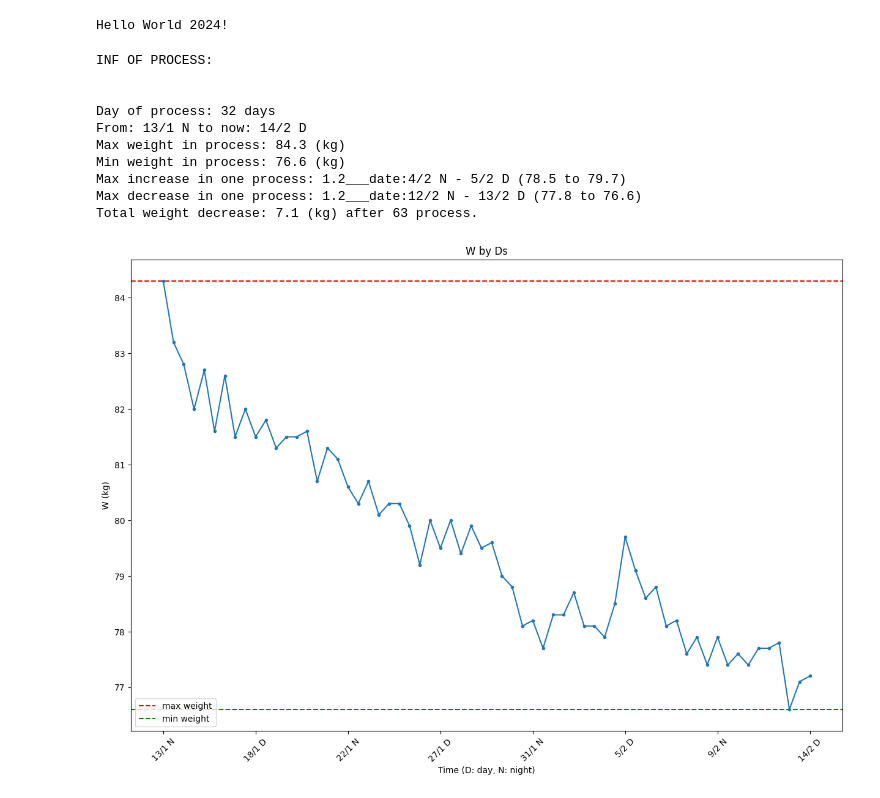
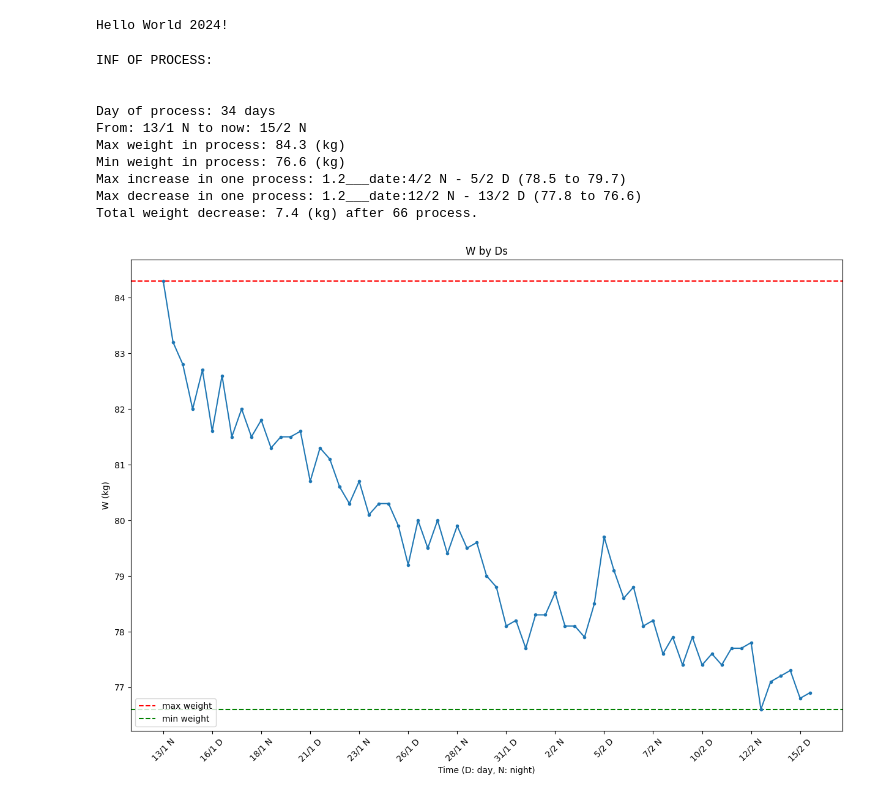
Before and after one commit to thanhbl-hust/Data-structures-and-Algorithms, a Jupyter notebook: train_12_1/weights.ipynb, the cells around one changed output. Cells and saved outputs as stored; diff of their text form; code cells hidden in the pictures.

Commit message:
update process

```diff
--- a/train_12_1/weights.ipynb
+++ b/train_12_1/weights.ipynb
@@ -38,7 +38,8 @@ w = [
     79.6,  79,     78.8,   78.1,   78.2,   77.7,   78.3,   78.3,
     78.7,  78.1,   78.1,   77.9,   78.5,   79.7,   79.1,   78.6,
     78.8,  78.1,   78.2,   77.6,   77.9,   77.4,   77.9,   77.4,
-    77.6,  77.4,   77.7,   77.7,   77.8,   76.6,   77.1,   77.2
+    77.6,  77.4,   77.7,   77.7,   77.8,   76.6,   77.1,   77.2,
+    77.3,  76.8,   76.9
 ]
 d = [
     '13/1 N', '14/1 D', '14/1 N', '15/1 D', '15/1 N', '16/1 D', '16/1 N', '17/1 D',
@@ -48,7 +49,8 @@ d = [
     '29/1 N', '30/1 D', '30/1 N', '31/1 D', '31/1 N',  '1/2 D',  '1/2 N',  '2/2 D',
      '2/2 N',  '3/2 D',  '3/2 N',  '4/2 D',  '4/2 N',  '5/2 D',  '5/2 N',  '6/2 D',
      '6/2 N',  '7/2 D',  '7/2 N',  '8/2 D',  '8/2 N',  '9/2 D',  '9/2 N', '10/2 D',
-    '10/2 N', '11/2 D', '11/2 N', '12/2 D', '12/2 N', '13/2 D', '13/2 N', '14/2 D'
+    '10/2 N', '11/2 D', '11/2 N', '12/2 D', '12/2 N', '13/2 D', '13/2 N', '14/2 D',
+    '14/2 N', '15/2 D', '15/2 N'
 ]
 # %%
 def paint(w, d, set_time):
@@ -74,38 +76,38 @@ def paint(w, d, set_time):
     print("INF OF PROCESS:")
     print("\n")
     print(f'Day of process: {int((len(w) + len(w) % 2) / 2)} days')
     print(f'From: {d[0]} to now: {d[len(d) - 1]}')
     print(f'Max weight in process: {round(max(w), 2)} (kg)')
     print(f'Min weight in process: {round(min(w), 2)} (kg)')
     print(f'Max increase in one process: {round(maxIn, 1)}___date:{d[inr1]} - {d[inr2]} ({w[inr1]} to {w[inr2]})')
     print(f'Max decrease in one process: {round(maxDe, 2)}___date:{d[der1]} - {d[der2]} ({w[der1]} to {w[der2]})')
     print(f'Total weight decrease: {round(abs(w[len(w) - 1] - w[0]), 1)} (kg) after {len(w) - 1} process.')
 
     fig = plt.figure(figsize=(15, 10))
     plt.axhline(y = max_value, color = 'r', linestyle = '--', label = 'Max')
     plt.axhline(y = min_value, color = 'g', linestyle = '--', label = 'Min')
     plt.plot(d, w, marker = '.')
     plt.xlabel('Time (D: day, N: night)')
     plt.ylabel('W (kg)')
     plt.title('W by Ds')
     plt.xticks(x_ticks, x_labels, rotation = 45)
     plt.legend(['max weight', 'min weight'], loc='lower left')
     plt.show()
 
 
-check = int(len(w) / 1)
-paint(w[:check], d[:check], 7)
+check = len(w)
+paint(w[:check], d[:check], 12)
 # %% [output]
 INF OF PROCESS:
 
 
-Day of process: 32 days
-From: 13/1 N to now: 14/2 D
+Day of process: 34 days
+From: 13/1 N to now: 15/2 N
 Max weight in process: 84.3 (kg)
 Min weight in process: 76.6 (kg)
 Max increase in one process: 1.2___date:4/2 N - 5/2 D (78.5 to 79.7)
 Max decrease in one process: 1.2___date:12/2 N - 13/2 D (77.8 to 76.6)
-Total weight decrease: 7.1 (kg) after 63 process.
+Total weight decrease: 7.4 (kg) after 66 process.
-[figure, old version]
+[figure, new version]
 # %%
 #pip install imageio
```
Also changed, not shown: parts of 2 cells of this notebook.
